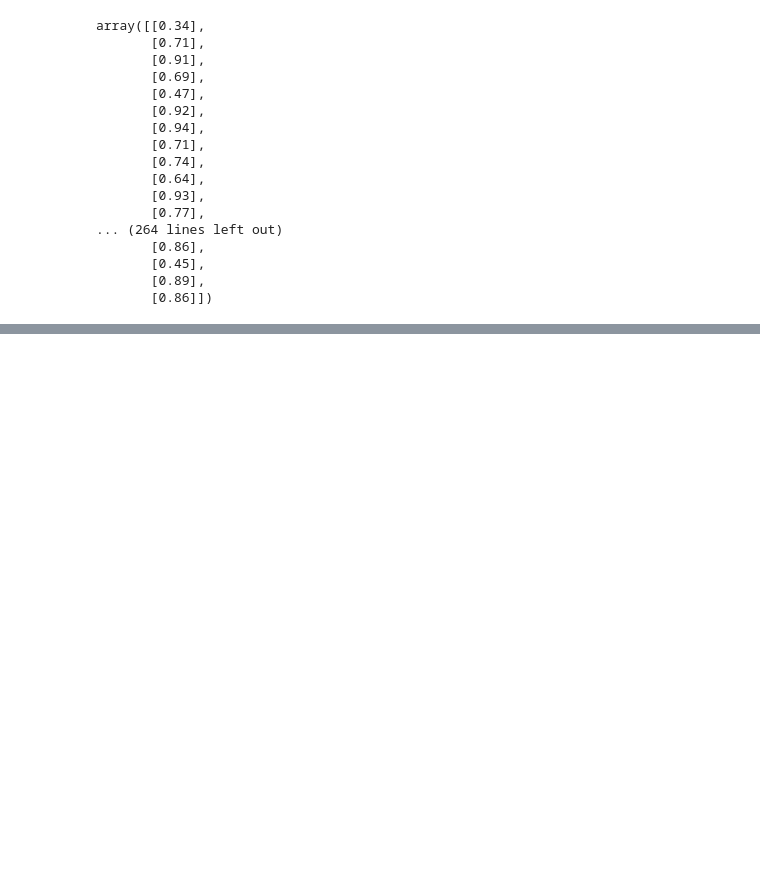
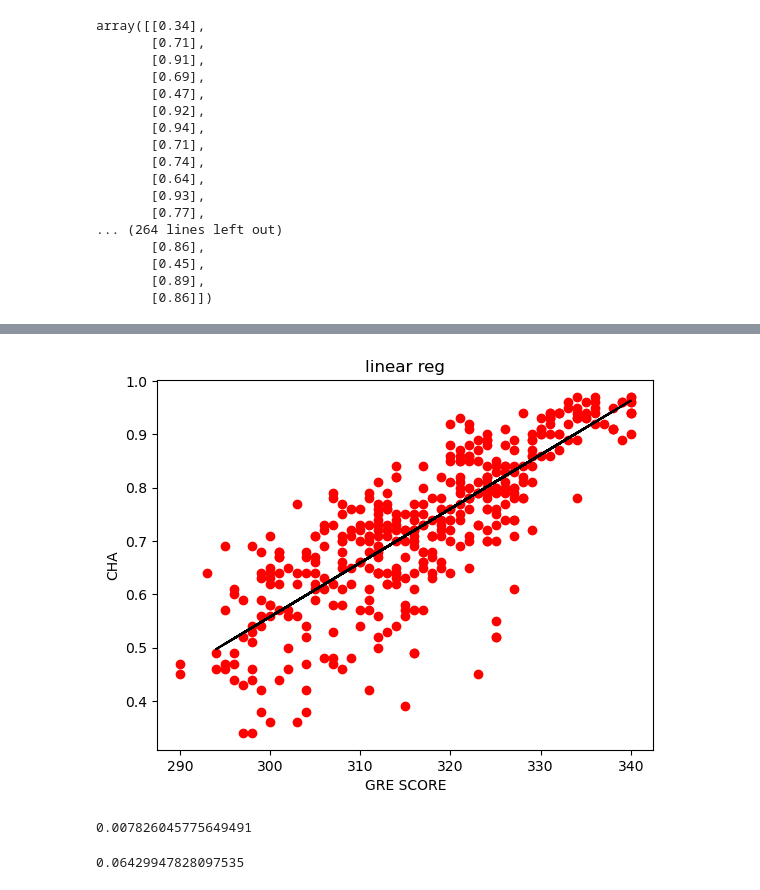
Before and after one commit to mohammadjarsith/data-analytics-in-python, a Jupyter notebook: linear recression.ipynb, the cells around one changed output, grey strips where cells are left out. Saved outputs shown, nothing was run; the diff lists cells and outputs as text; code cells hidden in the pictures; blank space fills up the shorter version.

```diff
--- a/linear recression.ipynb
+++ b/linear recression.ipynb
@@ -139,5 +143,5 @@ Note: you may need to restart the kernel to use updated packages.
 # %%
 from sklearn.linear_model import LinearRegression
 # %%
-ln=LinearRegression
+lm=LinearRegression()
 # %%
@@ -185,5 +189,5 @@ array([[0.34],
        [0.89],
        [0.86]])
 # %%
-ln.fit(x_train, y_train)
+lm.fit(x_train,y_train)
 # %% [output]
@@ -190,0 +195,2 @@ TypeError: fit() missing 1 required positional argument: 'y'
+# %%
+y_predict=lm.predict(x_test)
@@ -190,0 +293,9 @@ TypeError: fit() missing 1 required positional argument: 'y'
+# %%
+pt.scatter(x,y,color='red')
+pt.plot(x_test,y_predict,color='black')
+pt.xlabel('GRE SCORE')
+pt.ylabel('CHA')
+pt.title('linear reg')
+pt.show()
+# %% [output]
+[figure, added]
@@ -190,0 +304,8 @@ TypeError: fit() missing 1 required positional argument: 'y'
+# %%
+mean_squared_error(y_test,y_predict)
+# %% [output]
+0.007826045775649491
+# %%
+mean_absolute_error(y_test,y_predict)
+# %% [output]
+0.06429947828097535
```
Also changed, not shown: parts of 17 cells of this notebook.
